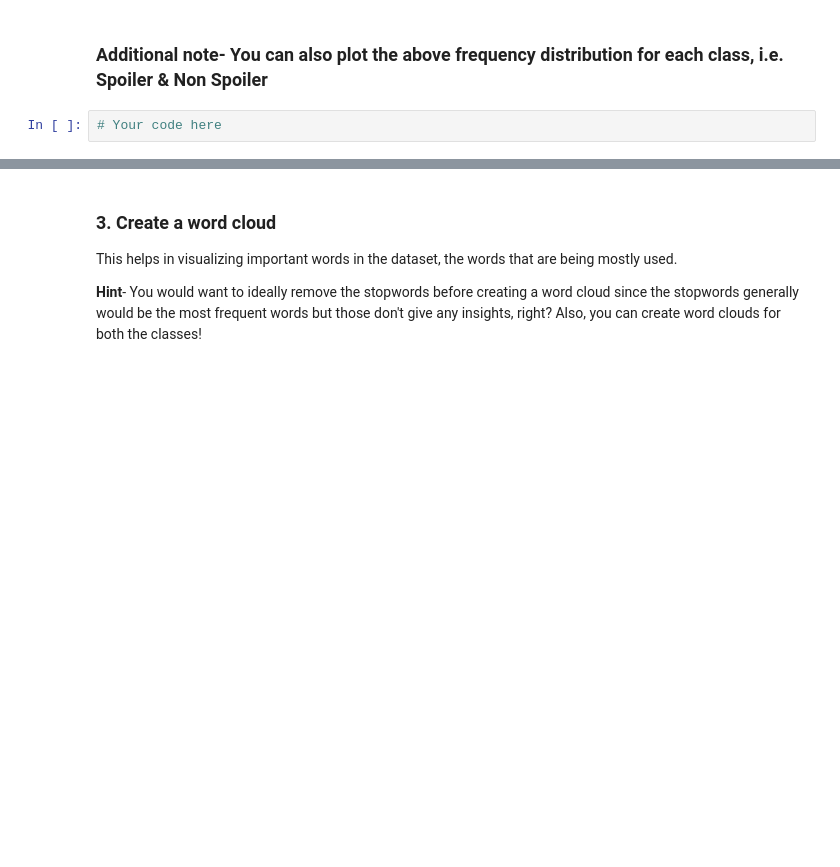
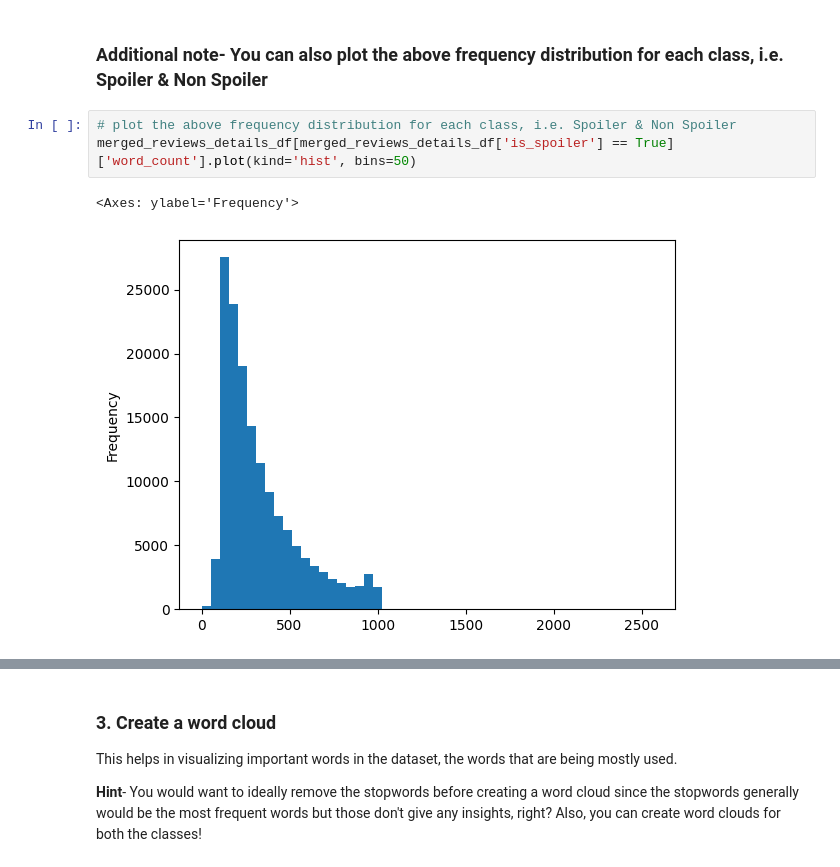
Before and after one commit to umeshrawat/AI_Math_Vedas, a Jupyter notebook: Spoiler_Shield_Solution_Template.ipynb, the cells around one changed output, grey strips where cells are left out. Saved outputs shown, nothing was run; the diff lists cells and outputs as text; blank space fills up the shorter version.

```diff
--- a/Spoiler_Shield_Solution_Template.ipynb
+++ b/Spoiler_Shield_Solution_Template.ipynb
@@ -430,4 +440,8 @@ NameError: name 'merged_reviews_details_df' is not defined
 # %% [markdown]
 ### Additional note- You can also plot the above frequency distribution for each class, i.e. Spoiler & Non Spoiler
-# %%
-# Your code here
+# %%
+# plot the above frequency distribution for each class, i.e. Spoiler & Non Spoiler
+merged_reviews_details_df[merged_reviews_details_df['is_spoiler'] == True]['word_count'].plot(kind='hist', bins=50)
+# %% [output]
+<Axes: ylabel='Frequency'>
+[figure, added]
```
Also changed, not shown: parts of 7 cells of this notebook.
